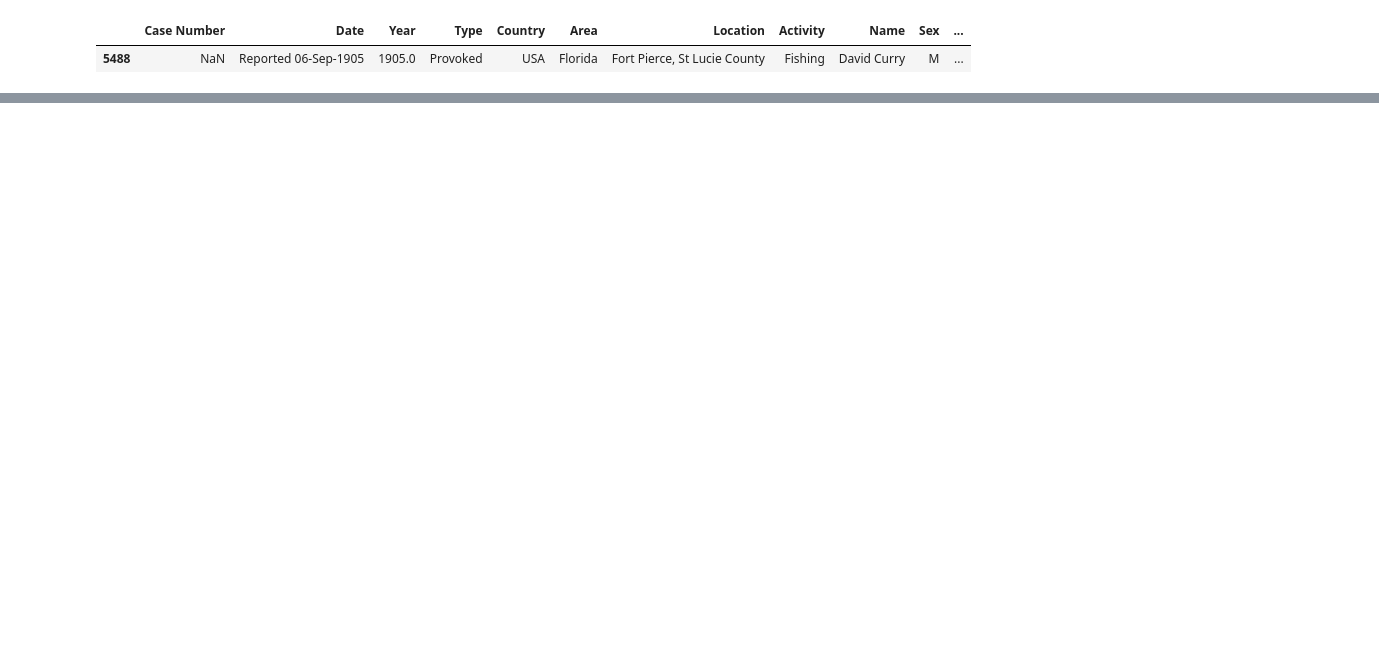
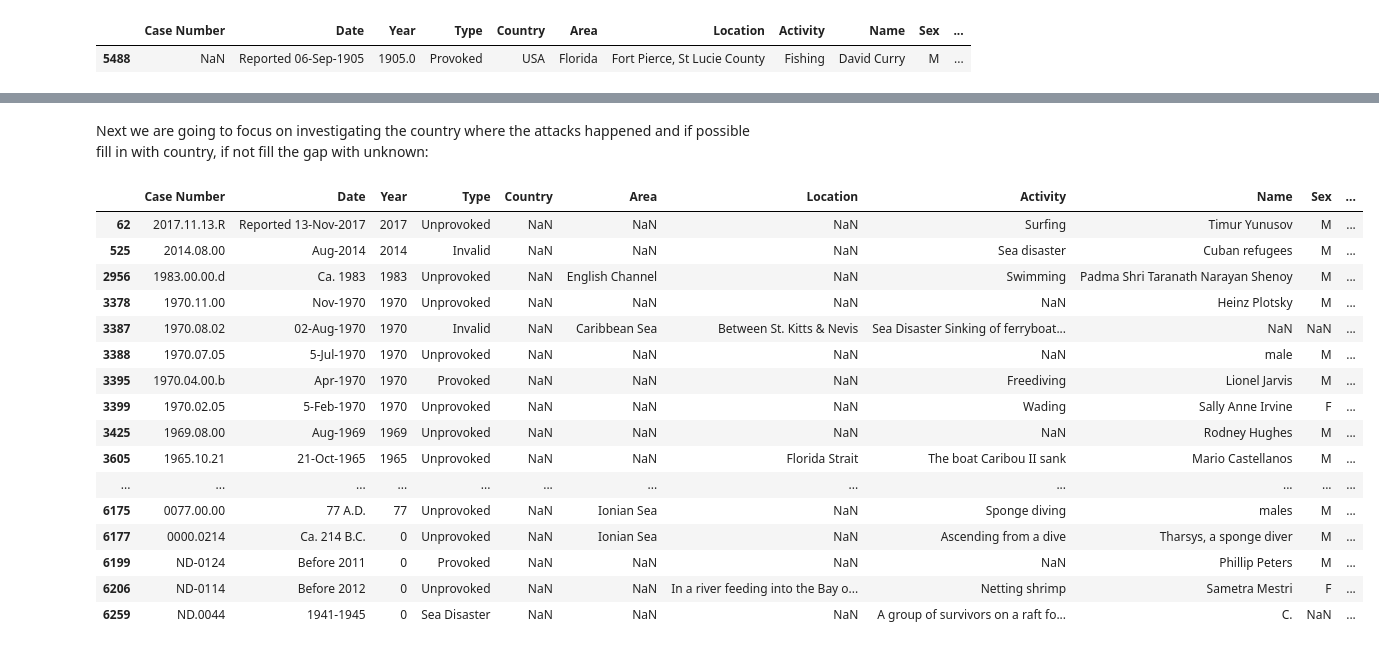
Before and after one commit to pombo7676/pombo7676-Proyecto-Semana-2-Sharks-Inigo-Larrea, a Jupyter notebook: Main/Sharks_main.ipynb, the cells around one changed output, grey strips where cells are left out. Saved outputs shown, nothing was run; the diff lists cells and outputs as text; code cells hidden in the pictures; blank space fills up the shorter version.

```diff
--- a/Main/Sharks_main.ipynb
+++ b/Main/Sharks_main.ipynb
@@ -207,0 +236,2 @@ VOY A PROBAR A HACER UN DROP DUPLICATES PARA QUITARME TODAS ESAS FILAS CON VALOR
+# %%
+data.at[5488,'Case Number'] = '1905.09.06'
@@ -207,0 +258,5 @@ VOY A PROBAR A HACER UN DROP DUPLICATES PARA QUITARME TODAS ESAS FILAS CON VALOR
+# %%
+data.at[187,'Year'] = 2017
+data.at[6079,'Year'] = 1836
+
+data.loc[[187]]
@@ -207,0 +275,7 @@ VOY A PROBAR A HACER UN DROP DUPLICATES PARA QUITARME TODAS ESAS FILAS CON VALOR
+# %%
+data.Year=data.Year.astype(dtype='int16')
+
+data['original order'] =data['original order'].astype(dtype='int32')
+
+
+data.loc[[6079]]
@@ -207,0 +317,2 @@ VOY A PROBAR A HACER UN DROP DUPLICATES PARA QUITARME TODAS ESAS FILAS CON VALOR
+# %%
+data['Type'].fillna('unknown', inplace=True)
@@ -207,0 +340,22 @@ VOY A PROBAR A HACER UN DROP DUPLICATES PARA QUITARME TODAS ESAS FILAS CON VALOR
+# %% [markdown]
+Next we are going to focus on investigating the country where the attacks happened and if possible fill in with country, if not fill the gap with unknown:
+# %%
+data[data['Country'].isna()]
+# %% [output]
+|  | Case Number | Date | Year | Type | Country | Area | Location | Activity | Name | Sex | ... |
+| 62 | 2017.11.13.R | Reported 13-Nov-2017 | 2017 | Unprovoked | NaN | NaN | NaN | Surfing | Timur Yunusov | M | ... |
+| 525 | 2014.08.00 | Aug-2014 | 2014 | Invalid | NaN | NaN | NaN | Sea disaster | Cuban refugees | M | ... |
+| 2956 | 1983.00.00.d | Ca. 1983 | 1983 | Unprovoked | NaN | English Channel | NaN | Swimming | Padma Shri Taranath Narayan Shenoy | M | ... |
+| 3378 | 1970.11.00 | Nov-1970 | 1970 | Unprovoked | NaN | NaN | NaN | NaN | Heinz Plotsky | M | ... |
+| 3387 | 1970.08.02 | 02-Aug-1970 | 1970 | Invalid | NaN | Caribbean Sea | Between St. Kitts & Nevis | Sea Disaster Sinking of ferryboat... | NaN | NaN | ... |
+| 3388 | 1970.07.05 | 5-Jul-1970 | 1970 | Unprovoked | NaN | NaN | NaN | NaN | male | M | ... |
+| 3395 | 1970.04.00.b | Apr-1970 | 1970 | Provoked | NaN | NaN | NaN | Freediving | Lionel Jarvis | M | ... |
+| 3399 | 1970.02.05 | 5-Feb-1970 | 1970 | Unprovoked | NaN | NaN | NaN | Wading | Sally Anne Irvine | F | ... |
+| 3425 | 1969.08.00 | Aug-1969 | 1969 | Unprovoked | NaN | NaN | NaN | NaN | Rodney Hughes | M | ... |
+| 3605 | 1965.10.21 | 21-Oct-1965 | 1965 | Unprovoked | NaN | NaN | Florida Strait | The boat Caribou II sank | Mario Castellanos | M | ... |
+| ... | ... | ... | ... | ... | ... | ... | ... | ... | ... | ... | ... |
+| 6175 | 0077.00.00 | 77 A.D. | 77 | Unprovoked | NaN | Ionian Sea | NaN | Sponge diving | males | M | ... |
+| 6177 | 0000.0214 | Ca. 214 B.C. | 0 | Unprovoked | NaN | Ionian Sea | NaN | Ascending from a dive | Tharsys, a sponge diver | M | ... |
+| 6199 | ND-0124 | Before 2011 | 0 | Provoked | NaN | NaN | NaN | NaN | Phillip Peters | M | ... |
+| 6206 | ND-0114 | Before 2012 | 0 | Unprovoked | NaN | NaN | In a river feeding into the Bay o... | Netting shrimp | Sametra Mestri | F | ... |
+| 6259 | ND.0044 | 1941-1945 | 0 | Sea Disaster | NaN | NaN | NaN | A group of survivors on a raft fo... | C. | NaN | ... |
```
Also changed, not shown: parts of 53 cells of this notebook.
